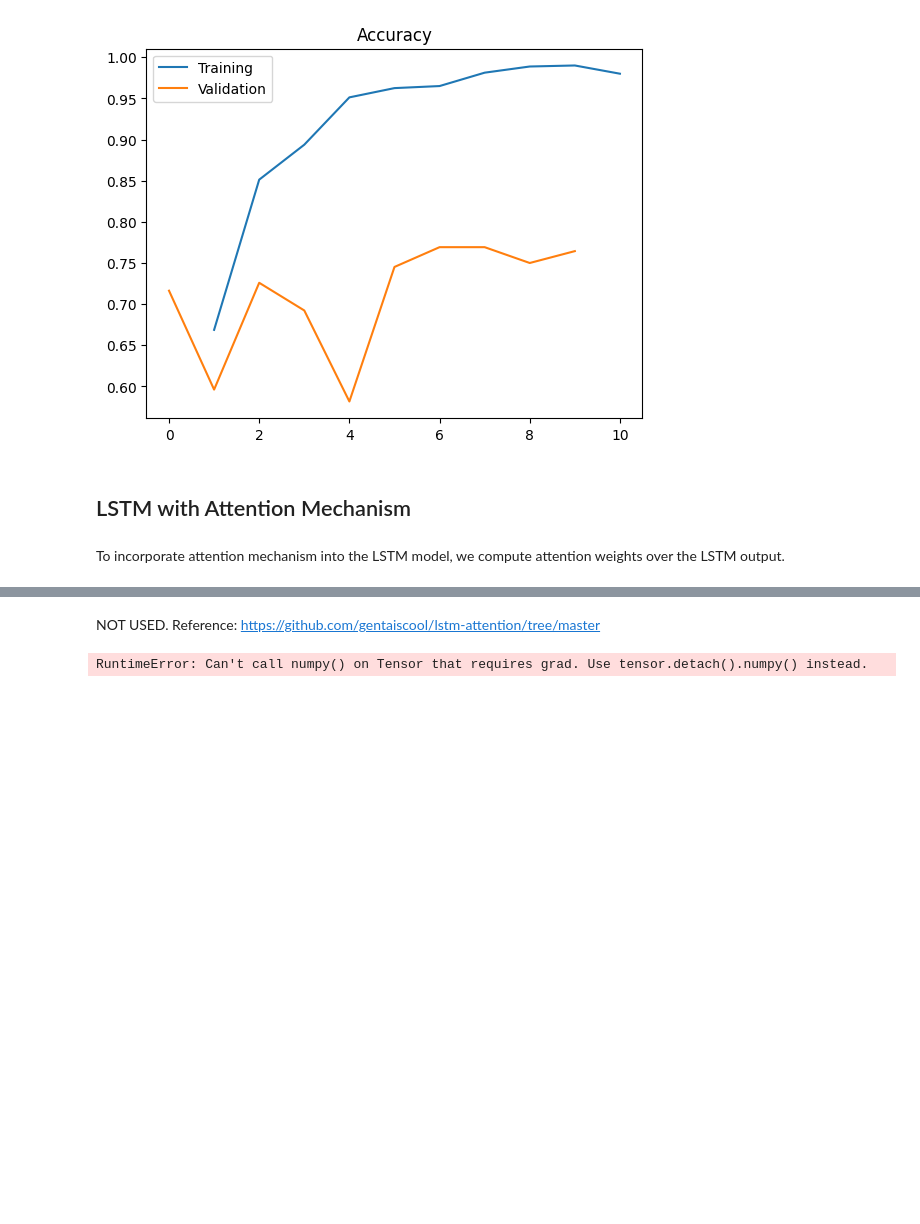
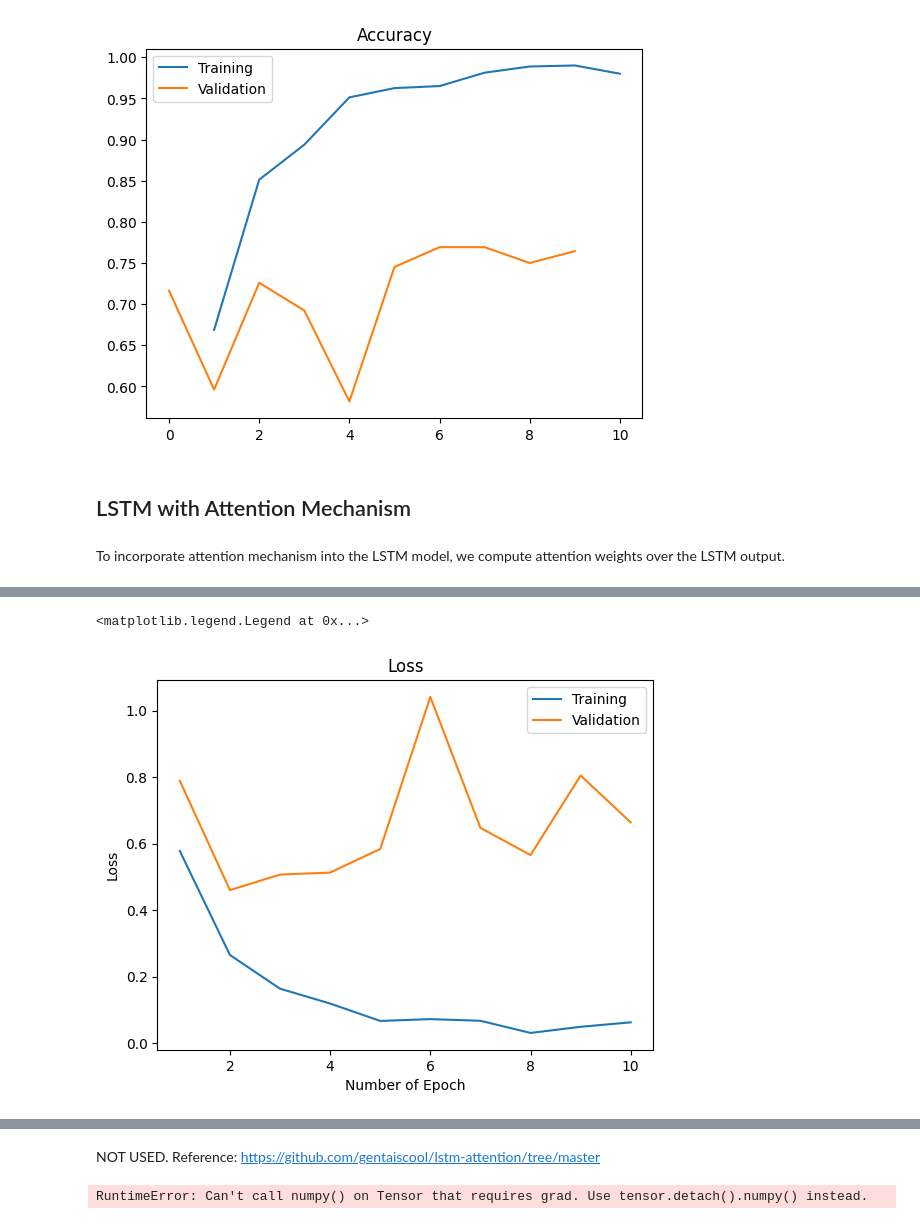
Before and after one commit to seij001/suicidal_tweet_detection, a Jupyter notebook: LSTM_with_attention.ipynb, the cells around one changed output, grey strips where cells are left out. Saved outputs shown, nothing was run; the diff lists cells and outputs as text; code cells hidden in the pictures; blank space fills up the shorter version.

```diff
--- a/LSTM_with_attention.ipynb
+++ b/LSTM_with_attention.ipynb
@@ -543,0 +597,10 @@ plt.legend(("Training", "Validation"))
+# %%
+plt.plot(range(1, EPOCH_NUMBER+1), t_loss)
+plt.plot(range(1, EPOCH_NUMBER+1), v_loss)
+plt.title("Loss")
+plt.xlabel("Number of Epoch")
+plt.ylabel("Loss")
+plt.legend(("Training", "Validation"))
+# %% [output]
+<matplotlib.legend.Legend at 0x...>
+[figure, added]
```
Also changed, not shown: parts of 8 cells of this notebook.
